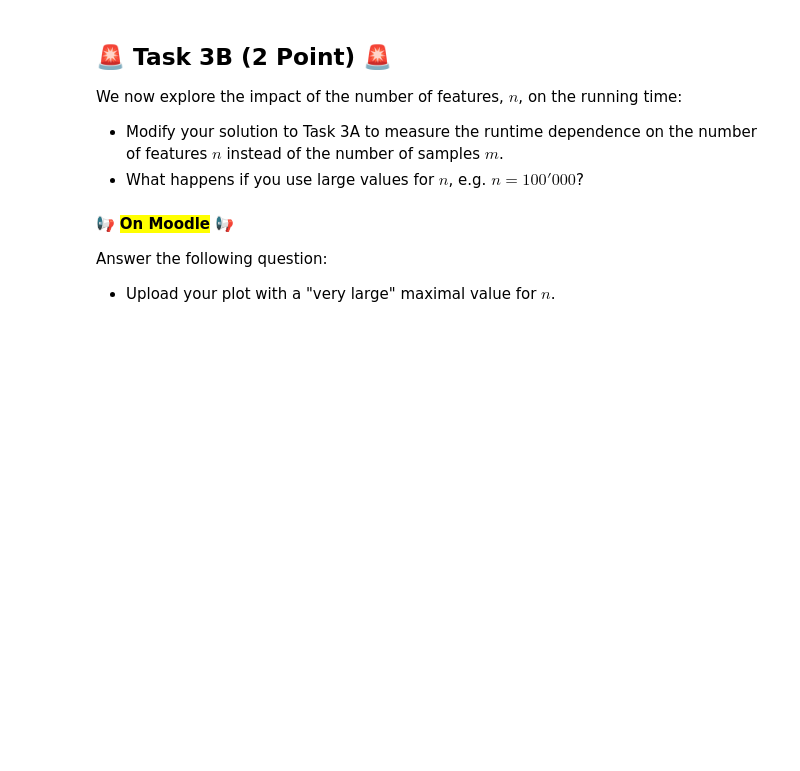
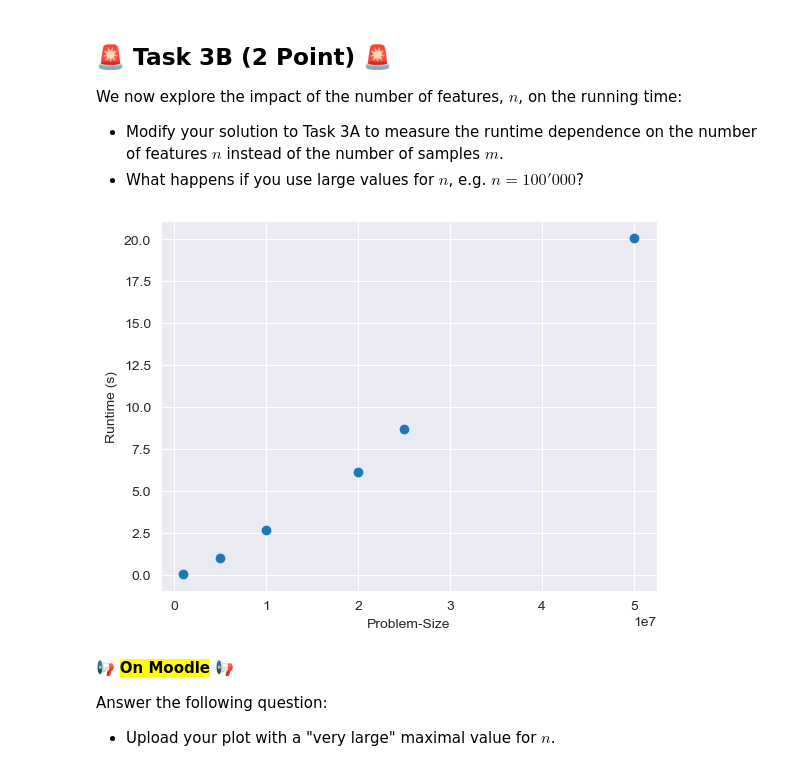
Before and after one commit to FPGSchiba/zhaw-bachelor, a Jupyter notebook: semester-5/machine-learning-1/L02_Linear_Regression_erharjan.ipynb, the cells around one changed output. Cells and saved outputs as stored; diff of their text form; code cells hidden in the pictures; blank space fills up the shorter version.

```diff
--- a/semester-5/machine-learning-1/L02_Linear_Regression_erharjan.ipynb
+++ b/semester-5/machine-learning-1/L02_Linear_Regression_erharjan.ipynb
@@ -251,3 +266,26 @@ We now explore the impact of the number of features, $n$, on the running time:
+# %%
+import time
+sizes = []
+times = []
+n = 100000
+for m in [10, 50, 100, 200, 250, 500]:
+  X, y = create_random_data(m, n, RANDOM_SEED)
+
+  start_time = time.monotonic()
+  theta = np.linalg.pinv(X) @ y
+  elapsed = time.monotonic() - start_time
+
+  problem_size = n * m
+
+  sizes.append(problem_size)
+  times.append(elapsed)
+
+plt.scatter(sizes, times)
+plt.xlabel('Problem-Size')
+plt.ylabel('Runtime (s)')
+plt.show()
+# %% [output]
+[figure, added]
 # %% [markdown]
 📢 **<mark>On Moodle</mark>** 📢
 
```
Also changed, not shown: parts of 12 cells of this notebook.
